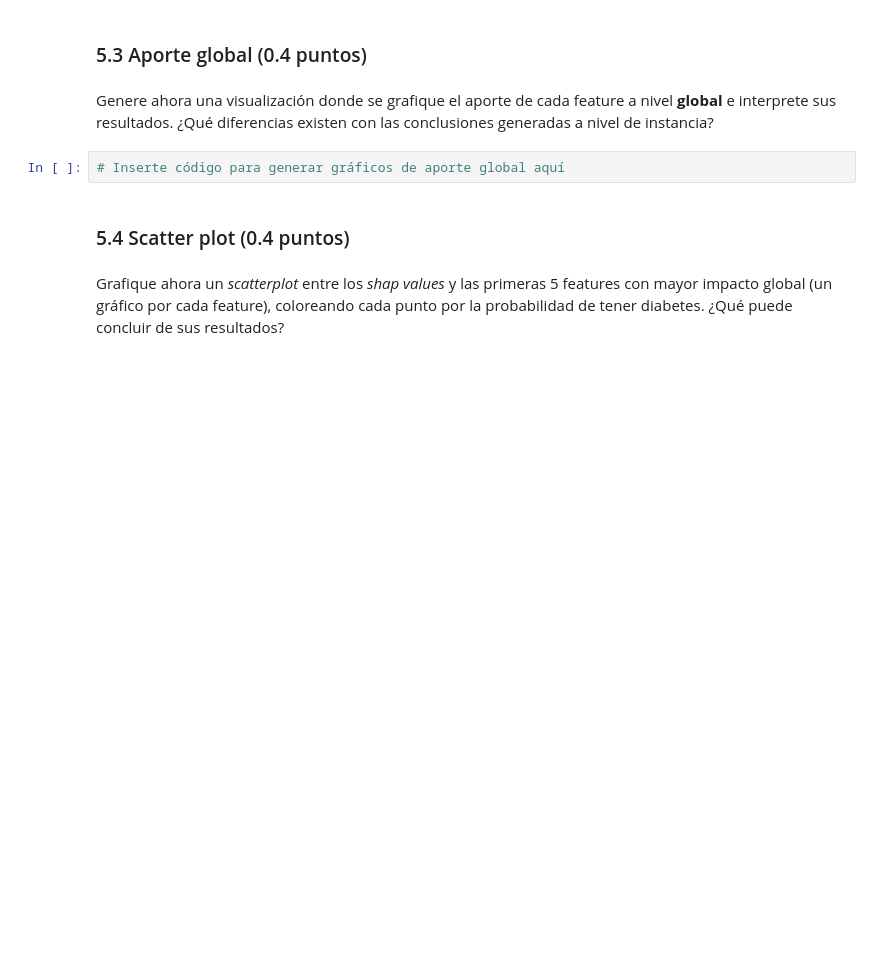
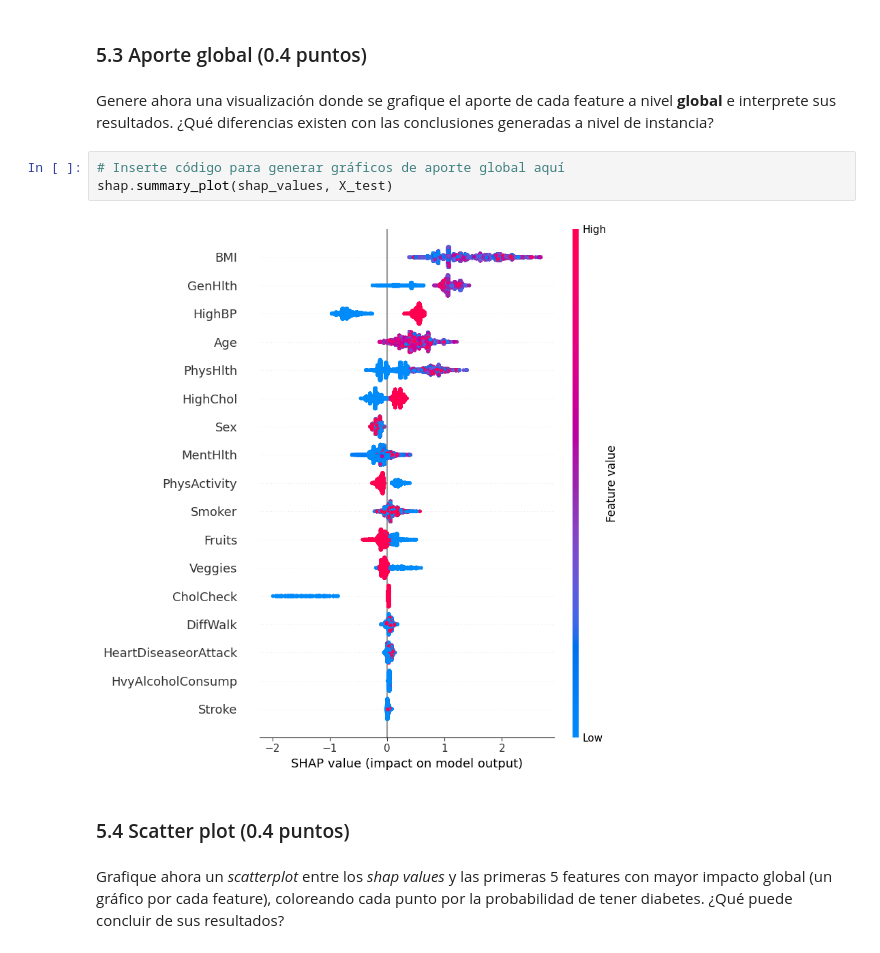
Before and after one commit to eduardomoyab/MDS7202_1, a Jupyter notebook: lab10/Laboratorio10_Enunciado.ipynb, the cells around one changed output. Cells and saved outputs as stored; diff of their text form; blank space fills up the shorter version.

```diff
--- a/lab10/Laboratorio10_Enunciado.ipynb
+++ b/lab10/Laboratorio10_Enunciado.ipynb
@@ -330,6 +343,9 @@ Usando los *shap values* calculados, grafique el **aporte** de las diferentes va
 Genere ahora una visualización donde se grafique el aporte de cada feature a nivel **global** e interprete sus resultados. ¿Qué diferencias existen con las conclusiones generadas a nivel de instancia?
 # %%
 # Inserte código para generar gráficos de aporte global aquí
+shap.summary_plot(shap_values, X_test)
+# %% [output]
+[figure, added]
 # %% [markdown]
 ### 5.4 Scatter plot (0.4 puntos)
 # %% [markdown]
```
Also changed, not shown: parts of 10 cells of this notebook.
